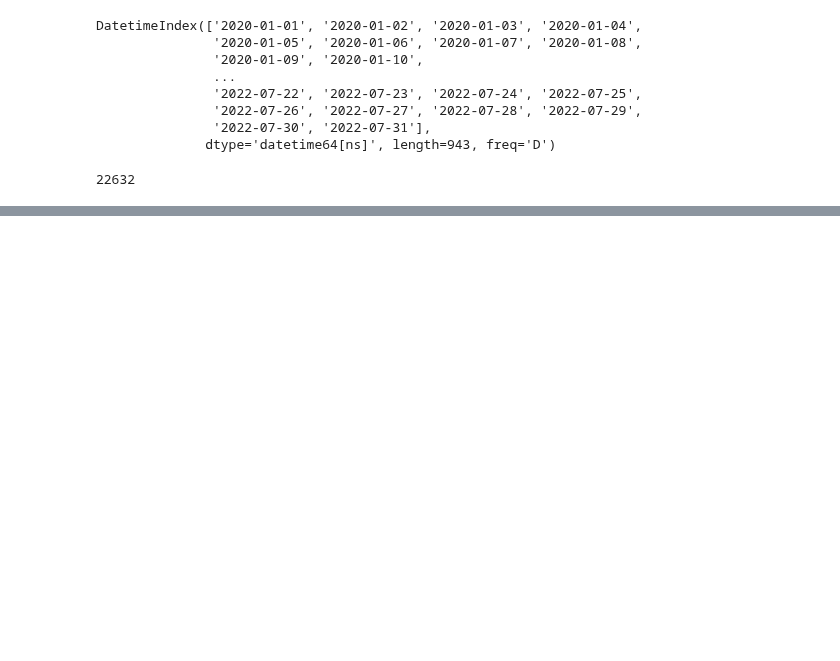
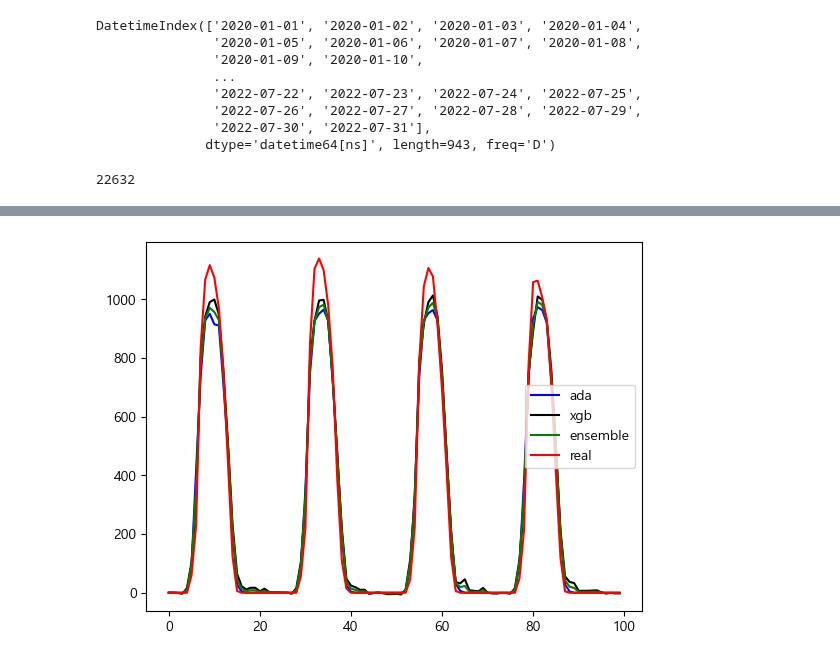
Before and after one commit to Jjineeq/Capstone_Design, a Jupyter notebook: model_test.ipynb, the cells around one changed output, grey strips where cells are left out. Drawn from its saved outputs; the diff is of its cells as text; code cells hidden in the pictures; blank space fills up the shorter version.

```diff
--- a/model_test.ipynb
+++ b/model_test.ipynb
@@ -128,0 +295,6 @@ model.score(weather_ts.iloc[:,1:], ts.iloc[:,1:])
+# %%
+AdaBoostRegressor.base_estimator_
+base_reg = DecisionTreeRegressor(max_depth= 7)
+model_ada = AdaBoostRegressor(estimator= base_reg,n_estimators=100,random_state=0, learning_rate=0.1)
+model_ada.fit(weather_tr, tr)
+predict_ada = model_ada.predict(weather_ts)
@@ -128,0 +354,11 @@ model.score(weather_ts.iloc[:,1:], ts.iloc[:,1:])
+# %%
+X_train, y_train = weather_tr.values, tr.values
+X_test = weather_ts.values
+
+# set the hyperparameters
+look_back = 3
+order = (2, 1, 0)
+num_estimators = 50
+
+# make the ensemble prediction
+y_pred = ensemble_predict(X_train, y_train, X_test, look_back, order, num_estimators)
@@ -128,0 +376,4 @@ model.score(weather_ts.iloc[:,1:], ts.iloc[:,1:])
+# %%
+a = ada_boost(weather_tr, tr, weather_ts, num_estimators)
+# %%
+b = xgboost(weather_tr, tr, weather_ts)
@@ -128,0 +387,9 @@ model.score(weather_ts.iloc[:,1:], ts.iloc[:,1:])
+# %%
+plt.plot(a[:100], color = 'b', label = 'ada')
+plt.plot(b[:100], color = 'black', label = 'xgb')
+plt.plot(y_pred[:100], color = 'g', label = 'ensemble')
+plt.plot(ts.values[:100], color = 'r', label = 'real')
+plt.legend()
+plt.show()
+# %% [output]
+[figure, added]
```
Also changed, not shown: parts of 56 cells of this notebook.
